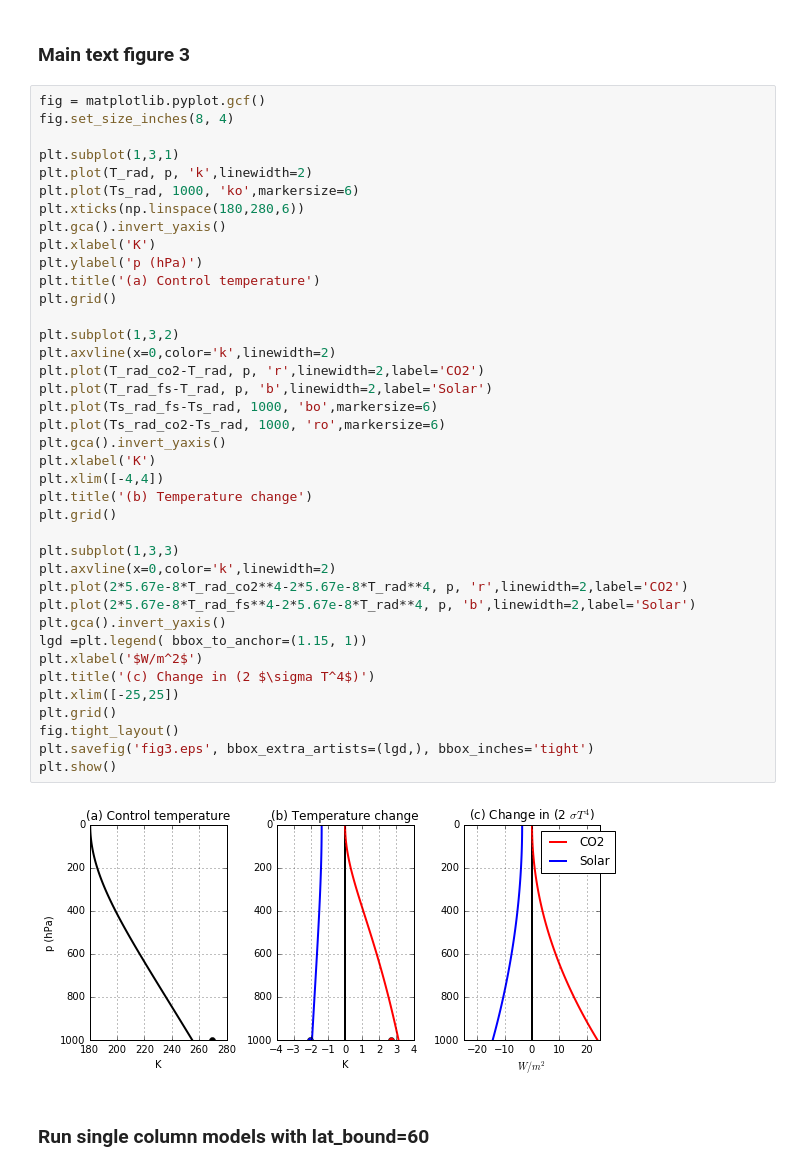
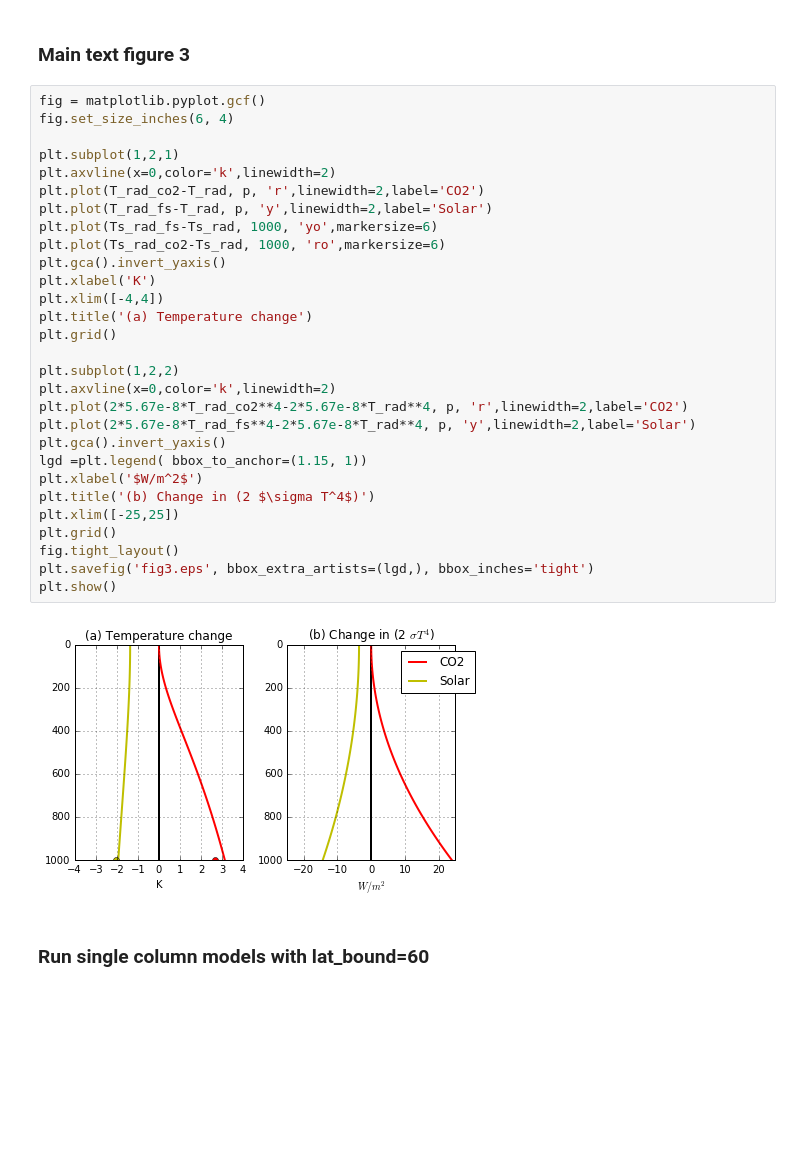
Before and after one commit to matthewjhenry/HM19_SRM, a Jupyter notebook: Henry and Merlis 2019 Solar Radiation Management.ipynb, the cells around one changed output. Cells and saved outputs as stored; diff of their text form; blank space fills up the shorter version.

```diff
--- a/Henry and Merlis 2019 Solar Radiation Management.ipynb
+++ b/Henry and Merlis 2019 Solar Radiation Management.ipynb
@@ -391,45 +391,35 @@ print(forc_tau0_rad)
 ### Main text figure 3
 # %%
 fig = matplotlib.pyplot.gcf()
-fig.set_size_inches(8, 4)
+fig.set_size_inches(6, 4)
 
-plt.subplot(1,3,1)
-plt.plot(T_rad, p, 'k',linewidth=2)
-plt.plot(Ts_rad, 1000, 'ko',markersize=6)
-plt.xticks(np.linspace(180,280,6))
-plt.gca().invert_yaxis()
-plt.xlabel('K')
-plt.ylabel('p (hPa)')
-plt.title('(a) Control temperature')
-plt.grid()
-
-plt.subplot(1,3,2)
+plt.subplot(1,2,1)
 plt.axvline(x=0,color='k',linewidth=2)
 plt.plot(T_rad_co2-T_rad, p, 'r',linewidth=2,label='CO2')
-plt.plot(T_rad_fs-T_rad, p, 'b',linewidth=2,label='Solar')
-plt.plot(Ts_rad_fs-Ts_rad, 1000, 'bo',markersize=6)
+plt.plot(T_rad_fs-T_rad, p, 'y',linewidth=2,label='Solar')
+plt.plot(Ts_rad_fs-Ts_rad, 1000, 'yo',markersize=6)
 plt.plot(Ts_rad_co2-Ts_rad, 1000, 'ro',markersize=6)
 plt.gca().invert_yaxis()
 plt.xlabel('K')
 plt.xlim([-4,4])
-plt.title('(b) Temperature change')
+plt.title('(a) Temperature change')
 plt.grid()
 
-plt.subplot(1,3,3)
+plt.subplot(1,2,2)
 plt.axvline(x=0,color='k',linewidth=2)
 plt.plot(2*5.67e-8*T_rad_co2**4-2*5.67e-8*T_rad**4, p, 'r',linewidth=2,label='CO2')
-plt.plot(2*5.67e-8*T_rad_fs**4-2*5.67e-8*T_rad**4, p, 'b',linewidth=2,label='Solar')
+plt.plot(2*5.67e-8*T_rad_fs**4-2*5.67e-8*T_rad**4, p, 'y',linewidth=2,label='Solar')
 plt.gca().invert_yaxis()
 lgd =plt.legend( bbox_to_anchor=(1.15, 1))
 plt.xlabel('$W/m^2$')
-plt.title('(c) Change in (2 $\sigma T^4$)')
+plt.title('(b) Change in (2 $\sigma T^4$)')
 plt.xlim([-25,25])
 plt.grid()
 fig.tight_layout()
 plt.savefig('fig3.eps', bbox_extra_artists=(lgd,), bbox_inches='tight')
 plt.show()
 # %% [output]
-[figure, old version]
+[figure, new version]
 # %% [markdown]
 ### Run single column models with lat_bound=60
 # %%
```
Also changed, not shown: parts of 3 cells of this notebook.
